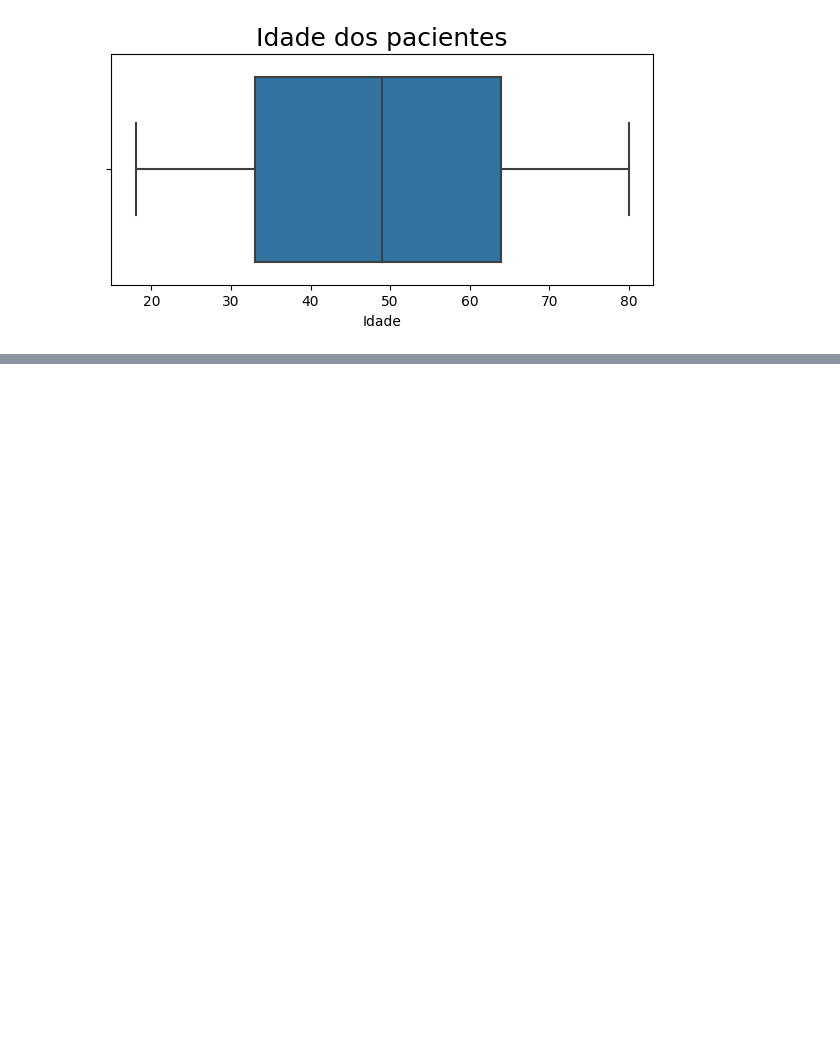
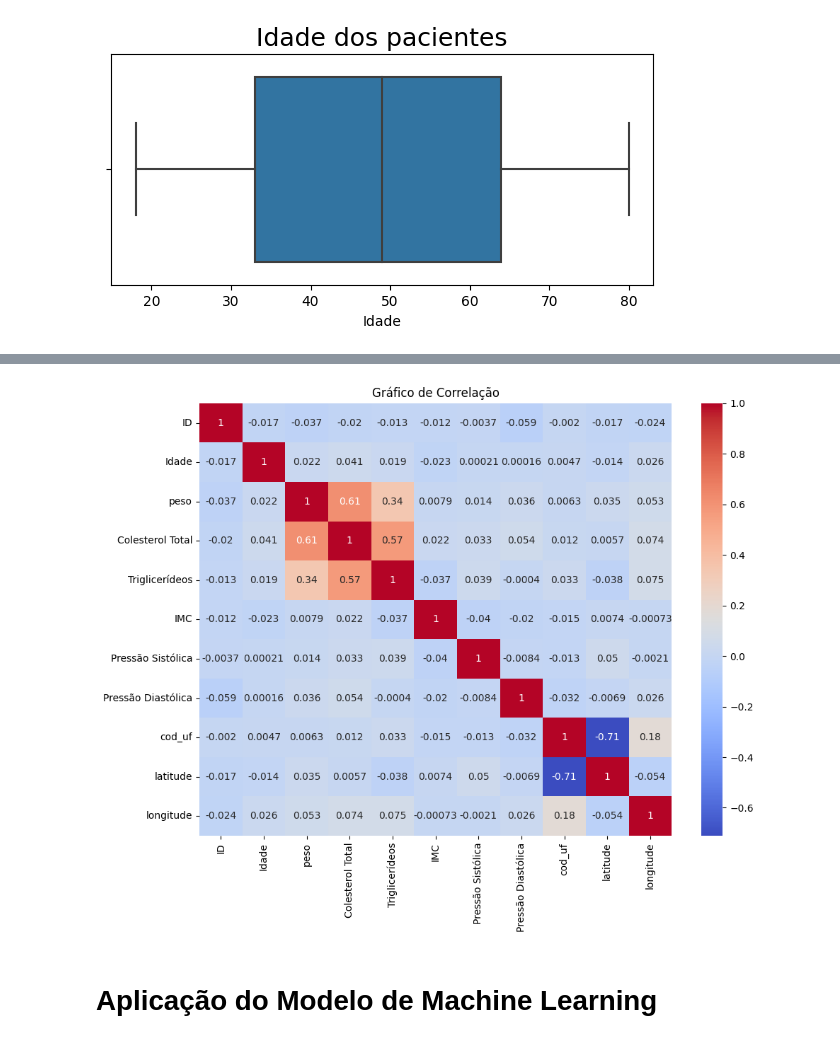
Before and after one commit to Elisa-Cardoso/Elisa13062013, a Jupyter notebook: Desafio_modulo_01_Bootcamp_Analista_de_dados.ipynb, the cells around one changed output, grey strips where cells are left out. Saved outputs shown, nothing was run; the diff lists cells and outputs as text; code cells hidden in the pictures; blank space fills up the shorter version.

```diff
--- a/Desafio_modulo_01_Bootcamp_Analista_de_dados.ipynb
+++ b/Desafio_modulo_01_Bootcamp_Analista_de_dados.ipynb
@@ -442,0 +511,3 @@ dados_correlacao = dados_perfil'''
+# %%
+pacientes_uf = pd.merge(pacientes, uf, on='cod_uf').sort_values('cod_uf')
+pacientes_uf
@@ -442,0 +547,9 @@ dados_correlacao = dados_perfil'''
+# %%
+# Selecionar a ordem das colunas a serem visualizadas
+ordem_colunas = ['ID', 'Gênero', 'Idade', 'peso', 'Colesterol Total', 'Triglicerídeos', 'IMC',
+                 'Nível de Açúcar','Pressão Sistólica', 'Pressão Diastólica',
+                 'Histórico Familiar - Cardiaco',
+                 'Consumo de Álcool', 'Atividade Física', 'cod_uf',
+                'uf',	'nome',	'latitude',	'longitude',	'regiao',	'pais' ]
+
+pacientes_uf[ordem_colunas]
@@ -442,0 +570,4 @@ dados_correlacao = dados_perfil'''
+# %%
+# Atribuindo alterações ao Dataframe
+pacientes_uf = pacientes_uf[ordem_colunas].reset_index(drop=True)
+pacientes_uf
@@ -442,0 +590,3 @@ dados_correlacao = dados_perfil'''
+# %%
+correlacao = pacientes_uf.corr()
+correlacao
@@ -442,0 +607,11 @@ dados_correlacao = dados_perfil'''
+# %%
+# Gerando gráfico de correlação entre variáveis
+fig, ax = plt.subplots(figsize=(10, 8))
+sns.heatmap(correlacao, annot=True, cmap='coolwarm', ax=ax)
+plt.title('Gráfico de Correlação')
+plt.tight_layout()
+plt.show()
+# %% [output]
+[figure, added]
+# %% [markdown]
+# Aplicação do Modelo de Machine Learning
```
Also changed, not shown: parts of 66 cells of this notebook.
